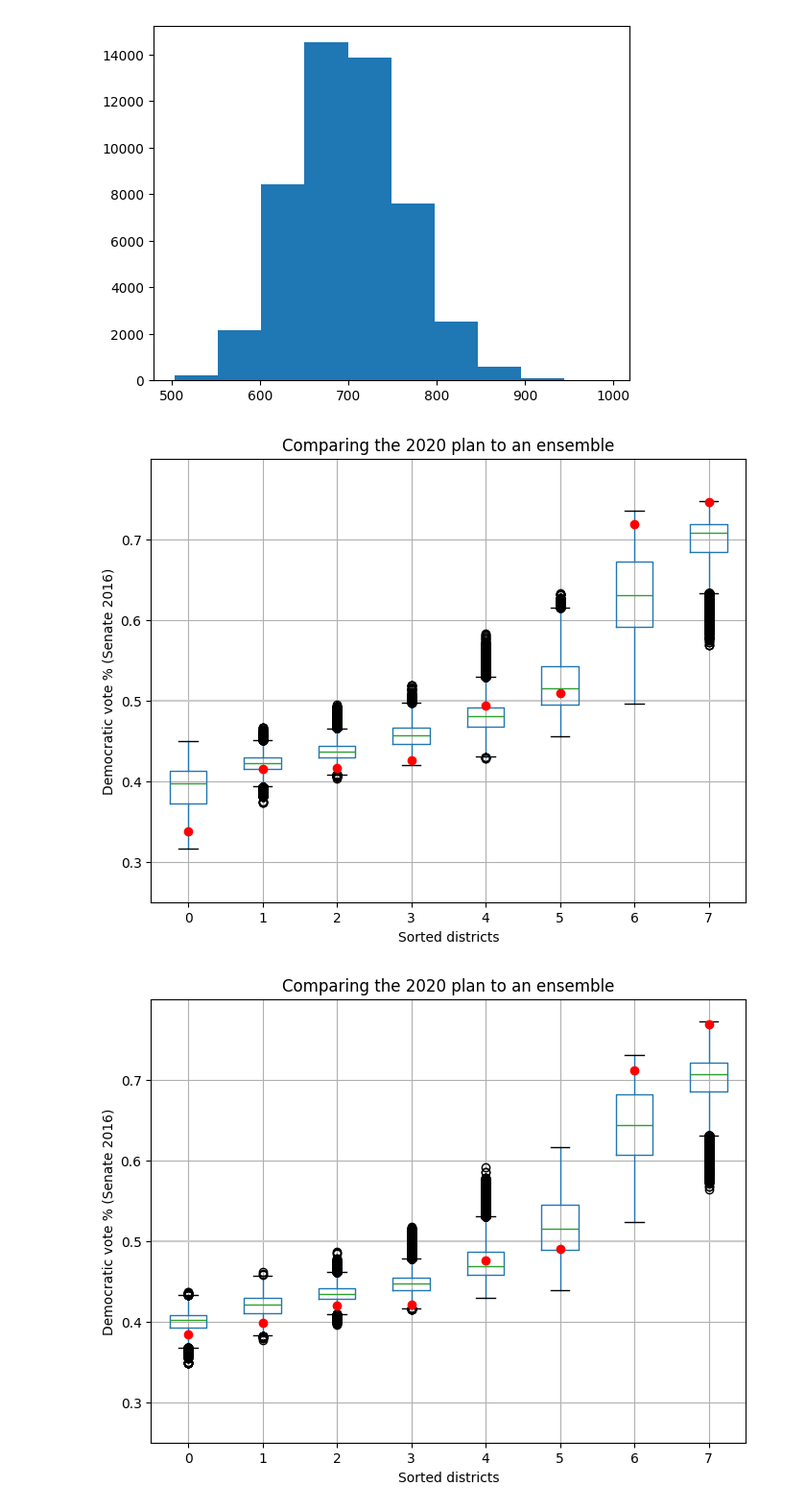
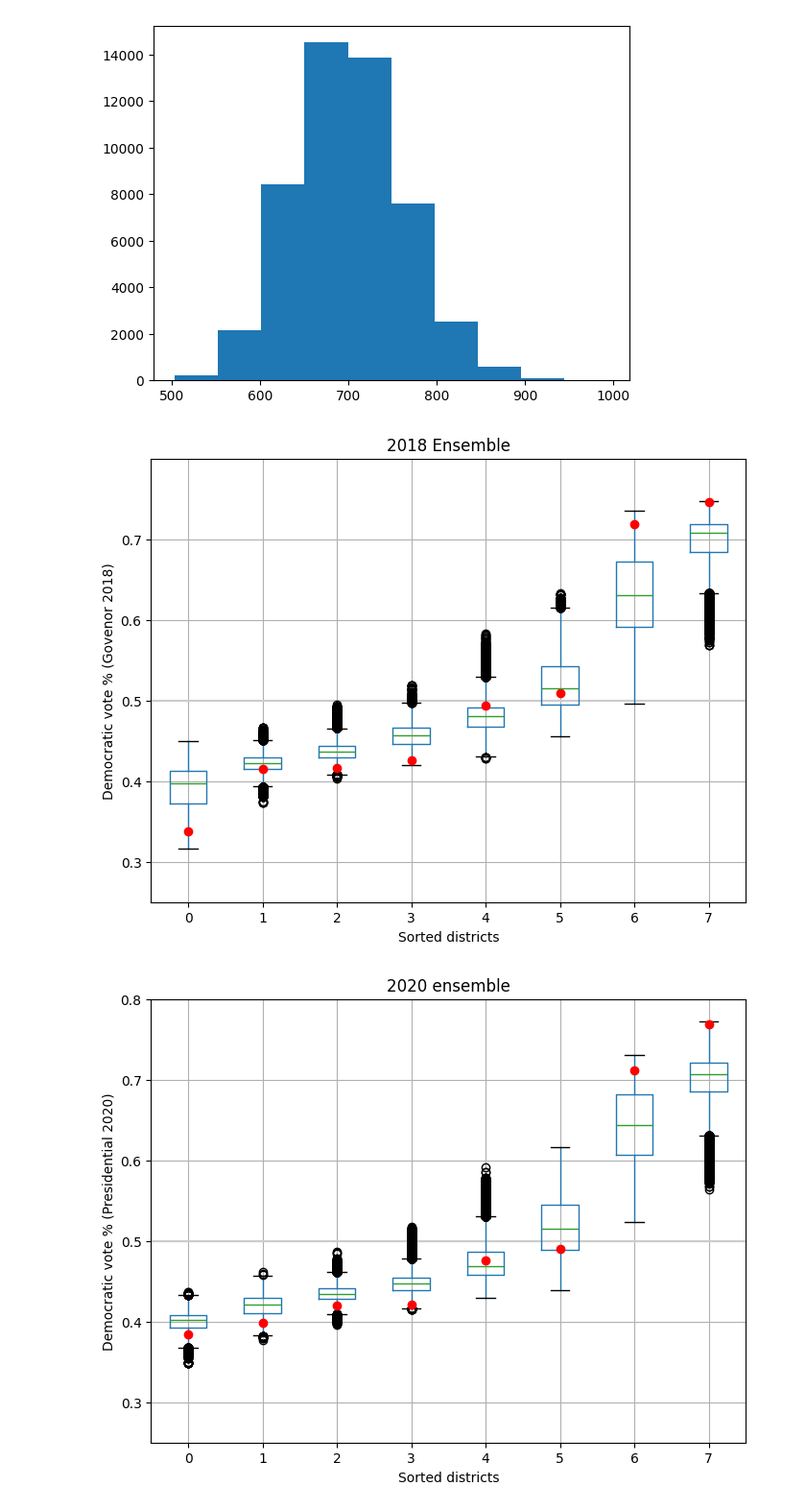
Before and after one commit to willystout/cs464_final_project, a Jupyter notebook: markov_chain_50000.ipynb, the cells around one changed output. Shown: that part at 96% size. Saved outputs shown, nothing was run; the diff lists cells and outputs as text; code cells hidden in the pictures.

Commit message:
pushing ensembles to the repo

```diff
--- a/markov_chain_50000.ipynb
+++ b/markov_chain_50000.ipynb
@@ -175,34 +175,34 @@ gov_dem_partition.boxplot(ax=ax, positions=range(len(gov_dem_partition.columns))
 plt.plot(gov_dem_partition.iloc[0], "ro")
 
 # Annotate
-ax.set_title("Comparing the 2020 plan to an ensemble")
-ax.set_ylabel("Democratic vote % (Senate 2016)")
+ax.set_title("2018 Ensemble")
+ax.set_ylabel("Democratic vote % (Govenor 2018)")
 ax.set_xlabel("Sorted districts")
 ax.set_ylim(0.25, 0.8)
 ax.set_yticks([0.3, 0.4, 0.5, 0.6, 0.7])
-plt.savefig('WI_BoxPlot20162020.png')
+plt.savefig('WI_BoxPlot2018.png')
 plt.show()
 # %% [output]
-[figure, old version]
+[figure, new version]
 # %%
 fig, ax = plt.subplots(figsize=(8, 6))
 
 # Draw 50% line
 ax.axhline(0.5, color="#cccccc")
 
 # Draw boxplot
 pres_dem_partition.boxplot(ax=ax, positions=range(len(pres_dem_partition.columns)))
 
 # Draw initial plan's Democratic vote %s (.iloc[0] gives the first row, which corresponds to the initial plan)
 plt.plot(pres_dem_partition.iloc[0], "ro")
 
 # Annotate
-ax.set_title("Comparing the 2020 plan to an ensemble")
-ax.set_ylabel("Democratic vote % (Senate 2016)")
+ax.set_title("2020 ensemble")
+ax.set_ylabel("Democratic vote % (Presidential 2020)")
 ax.set_xlabel("Sorted districts")
 ax.set_ylim(0.25, 0.8)
-ax.set_yticks([0.3, 0.4, 0.5, 0.6, 0.7])
-plt.savefig('WI_BoxPlot20162020.png')
+ax.set_yticks([0.3, 0.4, 0.5, 0.6, 0.7, 0.8])
+plt.savefig('WI_BoxPlot2020.png')
 plt.show()
 # %% [output]
-[figure, old version]
+[figure, new version]
```
Also changed, not shown: 2 other files.
